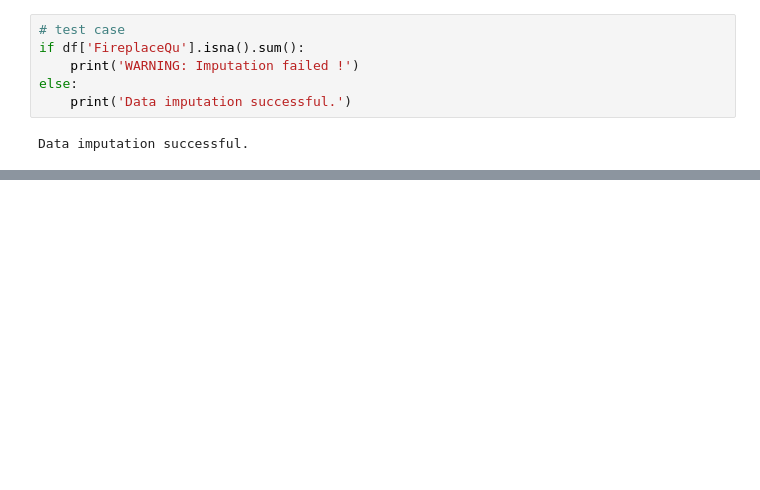
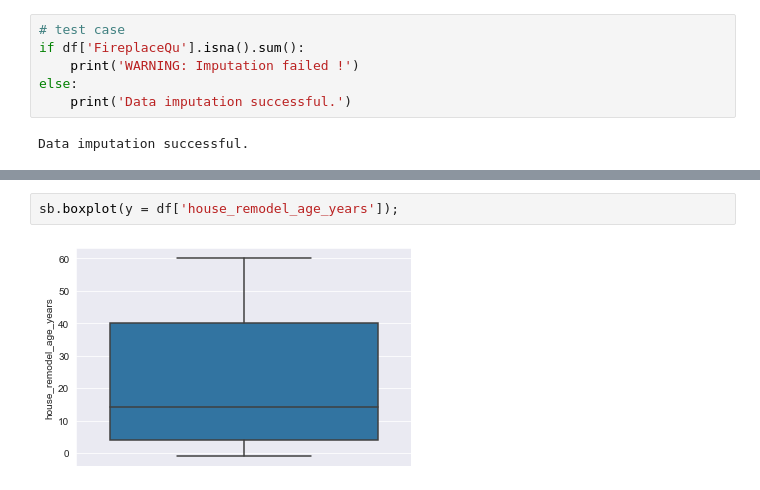
Before and after one commit to vamshi-krishna-prime/house_price_prediction_leveraging_advanced_regression, a Jupyter notebook: Advanced_Regression.ipynb, the cells around one changed output, grey strips where cells are left out. Cells and saved outputs as stored; diff of their text form; blank space fills up the shorter version.

```diff
--- a/Advanced_Regression.ipynb
+++ b/Advanced_Regression.ipynb
@@ -512,0 +903,4 @@ Data imputation successful.
+# %%
+sb.boxplot(y = df['house_remodel_age_years']);
+# %% [output]
+[figure, added]
```
Also changed, not shown: parts of 119 cells of this notebook.
